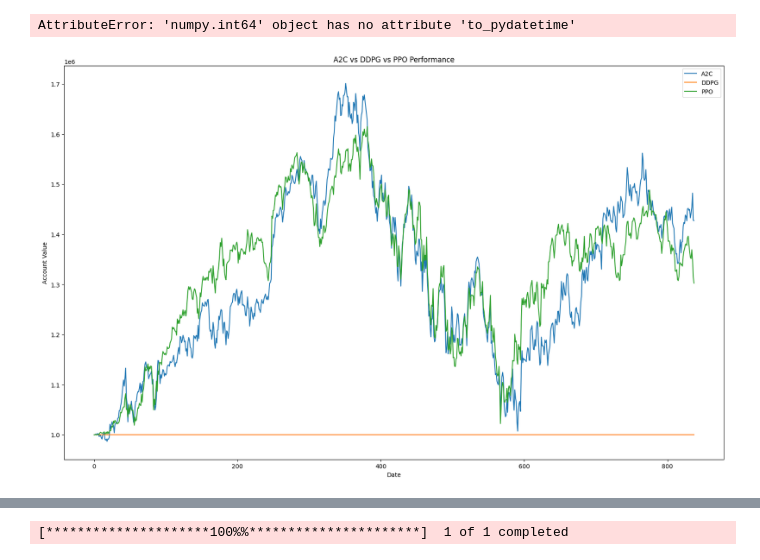
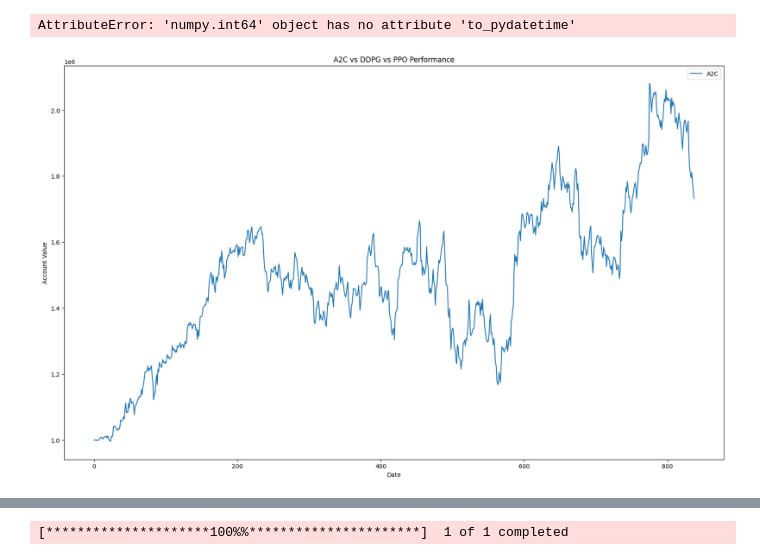
Before and after one commit to AIMAKAZMI/RL-in-stocks, a Jupyter notebook: Main.ipynb, the cells around one changed output, grey strips where cells are left out. Drawn from its saved outputs; the diff is of its cells as text; code cells hidden in the pictures.

```diff
--- a/Main.ipynb
+++ b/Main.ipynb
@@ -423,5 +288,5 @@ Logging to results/a2c
 # %%
-trained_a2c = agent.train_model(model=model_a2c,
+trained_a2c = DRLAgent(training_environment).train_model(model=a2c_model,
                              tb_log_name='a2c',
                              total_timesteps=50000)
 # %% [output]
@@ -576,17 +401,37 @@ trade
+# %%
+# TESTING OVER HERE
+trading_environment = StockTradingEnv(df = test, turbulence_threshold = 70,risk_indicator_col='vix', hmax= 100,
+    initial_amount= 1000000, # STARTING AMOUNT HERE
+    num_stock_shares= [0] * stock_size,
+    buy_cost_pct= [.1/100] * stock_size, # Transaction fee percent of buys per stock
+    sell_cost_pct= [.1/100] * stock_size,
+    state_space= state_space,
+    stock_dim= stock_size, # Stock dimensions
+    tech_indicator_list= ['macd',
+    'boll_ub',
+    'boll_lb',
+    'rsi_30',
+    'cci_30',
+    'dx_30',
+    'close_30_sma',
+    'close_60_sma'],
+    action_space= stock_size,
+    reward_scaling= 1e-4)
+env_trade, obs_trade = trading_environment.get_sb_env()
 # %%
 # trained_model_ddpg = trained_ddpg
 # df_account_value_ddpg, df_actions_ddpg = DRLAgent.DRL_prediction(
 #     model=trained_model_ddpg,
-#     environment = e_trade_gym)
+#     environment = trading_environment)
 
 
-trained_model_a2c = trained_a2c
+testing_a2c_model = trained_a2c
 df_account_value_a2c, df_actions_a2c = DRLAgent.DRL_prediction(
-    model=trained_model_a2c,
-    environment = e_trade_gym)
+    model=testing_a2c_model,
+    environment = trading_environment)
 
-trained_model_ppo = trained_ppo
-df_account_value_ppo, df_actions_ppo = DRLAgent.DRL_prediction(
-    model=trained_model_ppo,
-    environment = e_trade_gym)
+# trained_model_ppo = trained_ppo
+# df_account_value_ppo, df_actions_ppo = DRLAgent.DRL_prediction(
+#     model=trained_model_ppo,
+#     environment = trading_environment)
 # %% [output]
@@ -879,18 +575,19 @@ Shape of DataFrame:  (837, 8)
 AttributeError: 'numpy.int64' object has no attribute 'to_pydatetime'
 # %%
 df_account_value_a2c['account_value']
+# %matplotlib inline
 # df_account_value_ddpg['account_value']
 
 plt.figure(figsize=(20, 12))
 plt.plot(df_account_value_a2c.index, df_account_value_a2c['account_value'], label='A2C')
 # plt.plot(df_account_value_ddpg.index, df_account_value_ddpg['account_value'], label='DDPG')
-plt.plot(df_account_value_ppo.index, df_account_value_ppo['account_value'], label='PPO')
+# plt.plot(df_account_value_ppo.index, df_account_value_ppo['account_value'], label='PPO')
 
 
 plt.title('A2C vs DDPG vs PPO Performance')
 plt.xlabel('Date')
 plt.ylabel('Account Value')
 plt.legend()
 plt.show()
 # %% [output]
-[figure, old version]
+[figure, new version]
```
Also changed, not shown: parts of 61 cells of this notebook.
